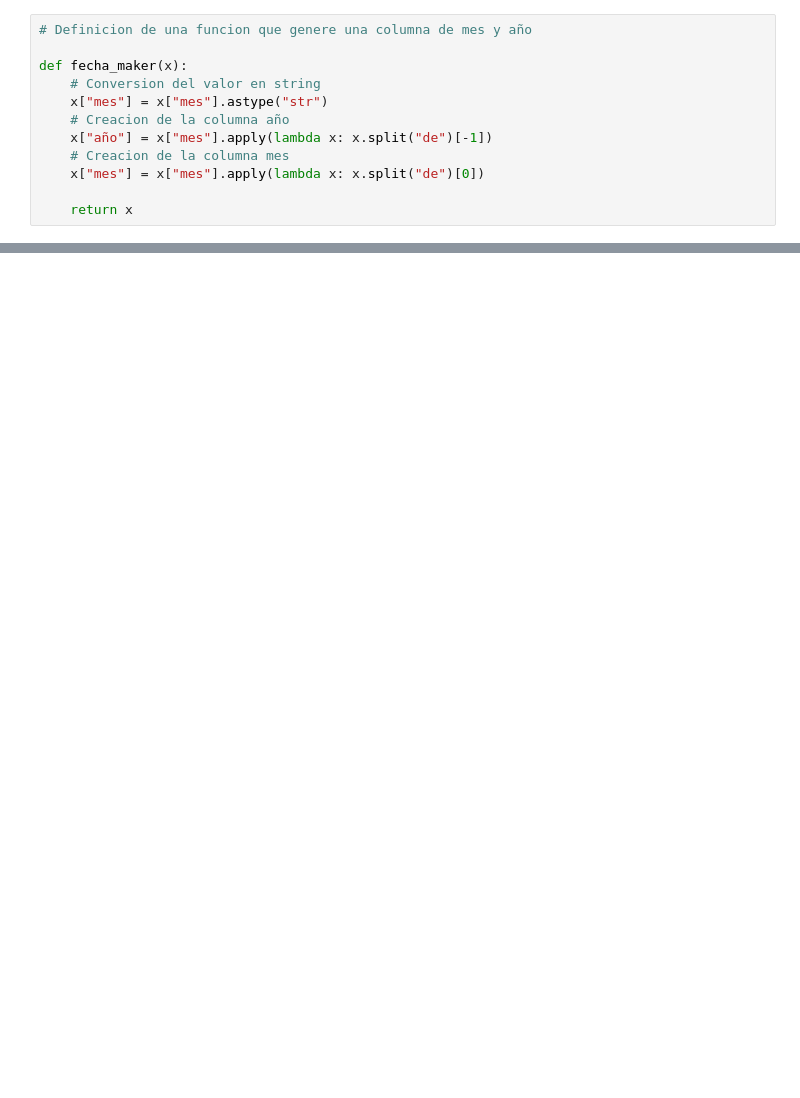
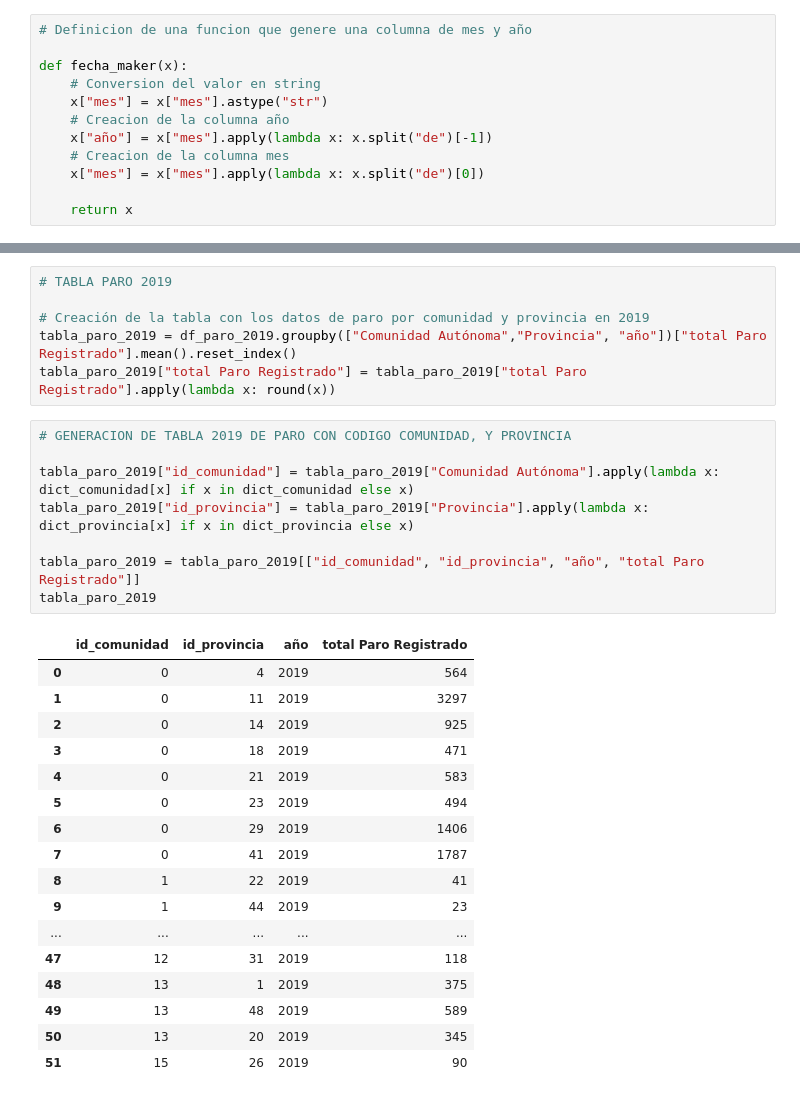
Before and after one commit to UnaiFam/PROYECTO-EUROPA, a Jupyter notebook: Datos_paro.ipynb, the cells around one changed output, grey strips where cells are left out. Saved outputs shown, nothing was run; the diff lists cells and outputs as text; blank space fills up the shorter version.

```diff
--- a/Datos_paro.ipynb
+++ b/Datos_paro.ipynb
@@ -52,0 +175,32 @@ df_paro_2014.to_csv("datos_paro_2014.csv")
+# %%
+# TABLA PARO 2019
+
+# Creación de la tabla con los datos de paro por comunidad y provincia en 2019
+tabla_paro_2019 = df_paro_2019.groupby(["Comunidad Autónoma","Provincia", "año"])["total Paro Registrado"].mean().reset_index()
+tabla_paro_2019["total Paro Registrado"] = tabla_paro_2019["total Paro Registrado"].apply(lambda x: round(x))
+# %%
+# GENERACION DE TABLA 2019 DE PARO CON CODIGO COMUNIDAD, Y PROVINCIA
+
+tabla_paro_2019["id_comunidad"] = tabla_paro_2019["Comunidad Autónoma"].apply(lambda x: dict_comunidad[x] if x in dict_comunidad else x)
+tabla_paro_2019["id_provincia"] = tabla_paro_2019["Provincia"].apply(lambda x: dict_provincia[x] if x in dict_provincia else x)
+
+tabla_paro_2019 = tabla_paro_2019[["id_comunidad", "id_provincia", "año", "total Paro Registrado"]]
+tabla_paro_2019
+# %% [output]
+|  | id_comunidad | id_provincia | año | total Paro Registrado |
+| 0 | 0 | 4 | 2019 | 564 |
+| 1 | 0 | 11 | 2019 | 3297 |
+| 2 | 0 | 14 | 2019 | 925 |
+| 3 | 0 | 18 | 2019 | 471 |
+| 4 | 0 | 21 | 2019 | 583 |
+| 5 | 0 | 23 | 2019 | 494 |
+| 6 | 0 | 29 | 2019 | 1406 |
+| 7 | 0 | 41 | 2019 | 1787 |
+| 8 | 1 | 22 | 2019 | 41 |
+| 9 | 1 | 44 | 2019 | 23 |
+| ... | ... | ... | ... | ... |
+| 47 | 12 | 31 | 2019 | 118 |
+| 48 | 13 | 1 | 2019 | 375 |
+| 49 | 13 | 48 | 2019 | 589 |
+| 50 | 13 | 20 | 2019 | 345 |
+| 51 | 15 | 26 | 2019 | 90 |
```
Also changed, not shown: parts of 17 cells of this notebook.
